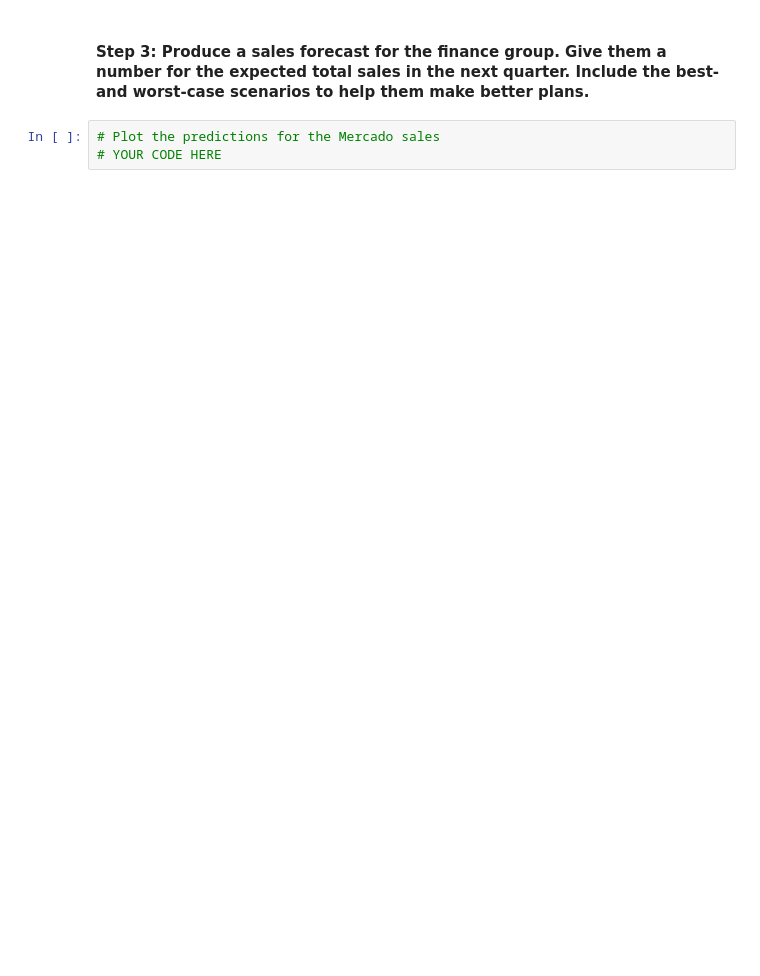
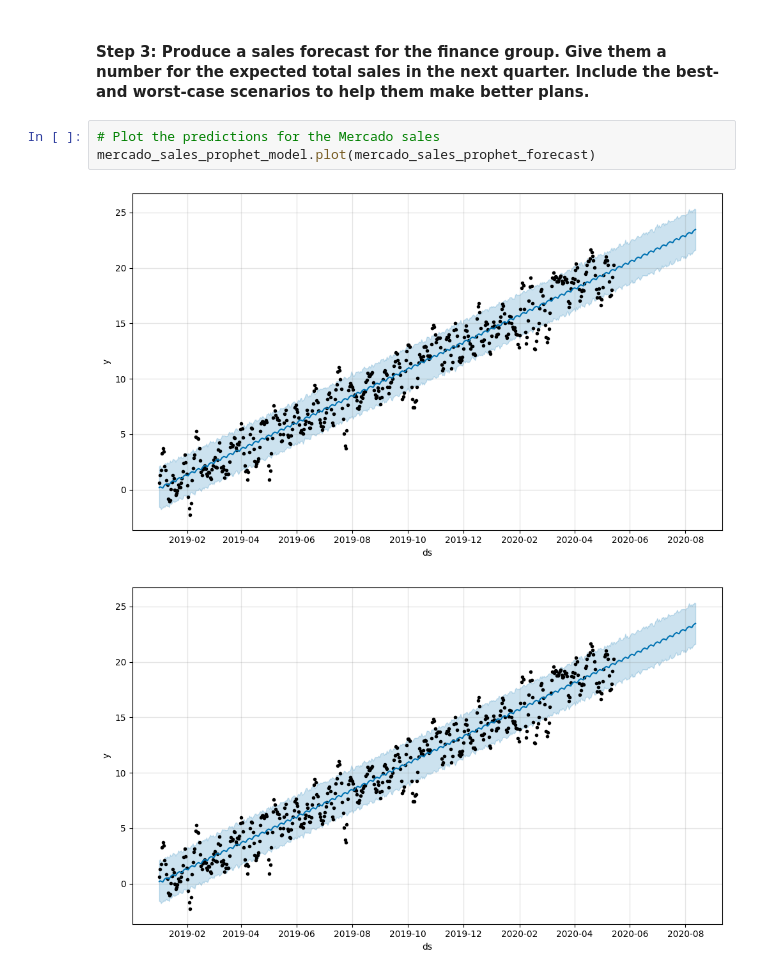
Before and after one commit to JulHendrickson/Module-11-Challenge, a Jupyter notebook: forecasting_net_prophet.ipynb, the cells around one changed output. Drawn from its saved outputs; the diff is of its cells as text; blank space fills up the shorter version.

```diff
--- a/forecasting_net_prophet.ipynb
+++ b/forecasting_net_prophet.ipynb
@@ -520,6 +838,9 @@ mercado_sales_prophet_forecast = # YOUR CODE HERE
 #### Step 3: Produce a sales forecast for the finance group. Give them a number for the expected total sales in the next quarter. Include the best- and worst-case scenarios to help them make better plans.
 # %%
 # Plot the predictions for the Mercado sales
-# YOUR CODE HERE
+mercado_sales_prophet_model.plot(mercado_sales_prophet_forecast)
+# %% [output]
+[figure, added]
+[figure, added]
 # %%
 # For the mercado_sales_prophet_forecast DataFrame, set the ds column as the DataFrame Index
```
Also changed, not shown: parts of 52 cells of this notebook.
